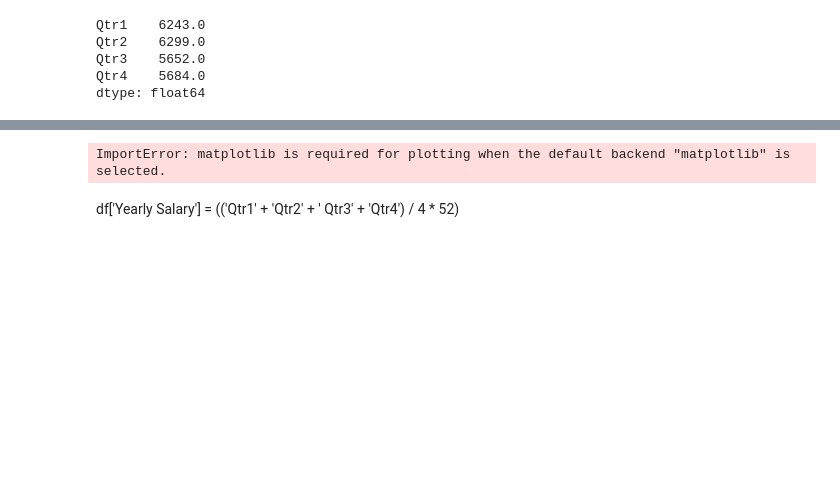
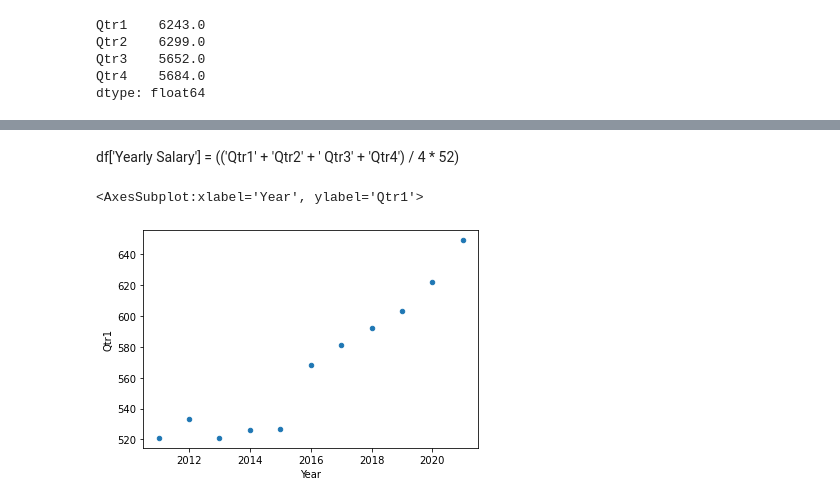
Before and after one commit to SierraAndrews01/Monetary-Value-of-College, a Jupyter notebook: Files/My Intro to Python.ipynb, the cells around one changed output, grey strips where cells are left out. Drawn from its saved outputs; the diff is of its cells as text; code cells hidden in the pictures; blank space fills up the shorter version.

```diff
--- a/Files/My Intro to Python.ipynb
+++ b/Files/My Intro to Python.ipynb
@@ -230,10 +164,8 @@ ModuleNotFoundError: No module named 'matplotlib'
-# %%
-import matplotlib.pyplot as plot
-
-df = Assoc_Salary = pd.read_csv('../Data/Associate_degree_money_made.csv', skiprows=19, parse_dates = ['Year'])
-
-df.plot.scatter(x = 'Year', y = 'Qtr 1')
-# %% [output]
-ImportError: matplotlib is required for plotting when the default backend "matplotlib" is selected.
-# %% [markdown]
-df['Yearly Salary'] = (('Qtr1' + 'Qtr2' + ' Qtr3' + 'Qtr4') / 4 * 52)
+# %% [markdown]
+df['Yearly Salary'] = (('Qtr1' + 'Qtr2' + ' Qtr3' + 'Qtr4') / 4 * 52)
+# %%
+Assoc_Salary.plot.scatter(x = 'Year',
+                          y = 'Qtr1')
+# %% [output]
+<AxesSubplot:xlabel='Year', ylabel='Qtr1'>
+[figure, added]
```
Also changed, not shown: parts of 20 cells of this notebook, 1 other file.
